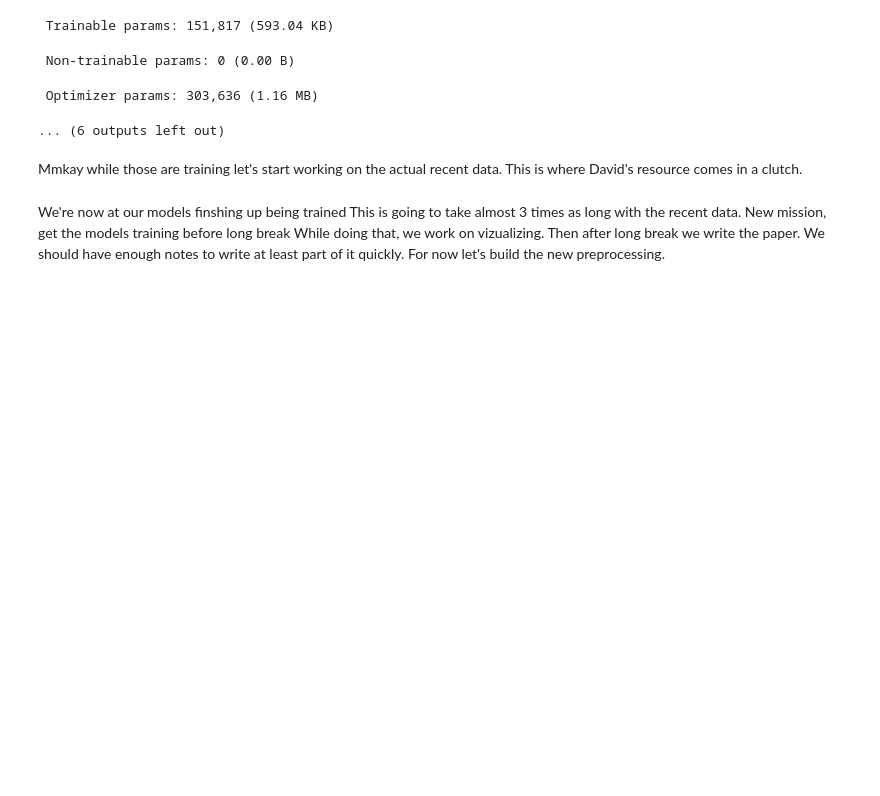
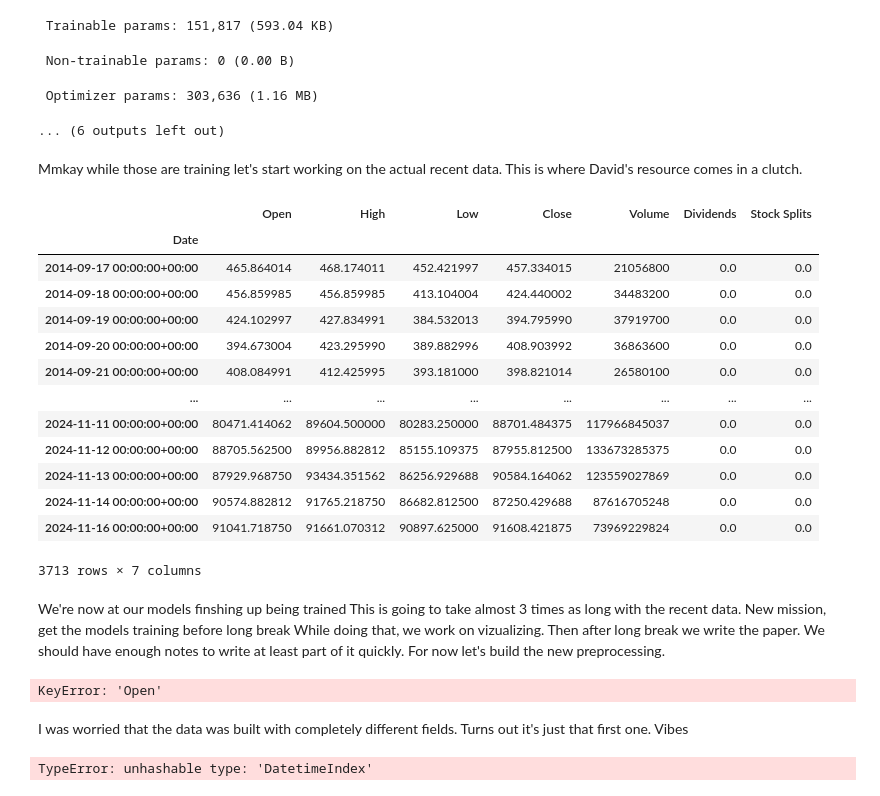
Before and after one commit to Ace-Quantum/atlas-machine_learning, a Jupyter notebook: Playground/Time-Series/four_im_not_board.ipynb, the cells around one changed output. Cells and saved outputs as stored; diff of their text form; code cells hidden in the pictures; blank space fills up the shorter version.

Commit message:
it's always the loading of data that's the issue

```diff
--- a/Playground/Time-Series/four_im_not_board.ipynb
+++ b/Playground/Time-Series/four_im_not_board.ipynb
@@ -323,19 +325,34 @@ This is where David's resource comes in a clutch.
 # %%
 # From what I can tell it's just getting the CSV for the data
 # We should be able to do the same preprocessing as before, but with those edits I made
 # I should have waited to train the models, but we'll do that in V5
 
 import yfinance as yf
 
 btc_ticker = yf.Ticker("BTC-USD")
 
-if os.path.exists("./data/btc.csv"):
-    btc = pd.read_csv("./data/btc.csv", index_co=0)
+if os.path.exists("btc.csv"):
+    btc = pd.read_csv("btc.csv", index_col=0)
 else:
     btc = btc_ticker.history(period="max")
     btc.to_csv("btc.csv")
 
 btc
+# %% [output]
+|  | Open | High | Low | Close | Volume | Dividends | Stock Splits |
+| Date |  |  |  |  |  |  |  |
+| 2014-09-17 00:00:00+00:00 | 465.864014 | 468.174011 | 452.421997 | 457.334015 | 21056800 | 0.0 | 0.0 |
+| 2014-09-18 00:00:00+00:00 | 456.859985 | 456.859985 | 413.104004 | 424.440002 | 34483200 | 0.0 | 0.0 |
+| 2014-09-19 00:00:00+00:00 | 424.102997 | 427.834991 | 384.532013 | 394.795990 | 37919700 | 0.0 | 0.0 |
+| 2014-09-20 00:00:00+00:00 | 394.673004 | 423.295990 | 389.882996 | 408.903992 | 36863600 | 0.0 | 0.0 |
+| 2014-09-21 00:00:00+00:00 | 408.084991 | 412.425995 | 393.181000 | 398.821014 | 26580100 | 0.0 | 0.0 |
+| ... | ... | ... | ... | ... | ... | ... | ... |
+| 2024-11-11 00:00:00+00:00 | 80471.414062 | 89604.500000 | 80283.250000 | 88701.484375 | 117966845037 | 0.0 | 0.0 |
+| 2024-11-12 00:00:00+00:00 | 88705.562500 | 89956.882812 | 85155.109375 | 87955.812500 | 133673285375 | 0.0 | 0.0 |
+| 2024-11-13 00:00:00+00:00 | 87929.968750 | 93434.351562 | 86256.929688 | 90584.164062 | 123559027869 | 0.0 | 0.0 |
+| 2024-11-14 00:00:00+00:00 | 90574.882812 | 91765.218750 | 86682.812500 | 87250.429688 | 87616705248 | 0.0 | 0.0 |
+| 2024-11-16 00:00:00+00:00 | 91041.718750 | 91661.070312 | 90897.625000 | 91608.421875 | 73969229824 | 0.0 | 0.0 |
+3713 rows × 7 columns
 # %% [markdown]
 We're now at our models finshing up being trained
 This is going to take almost 3 times as long with the recent data.
@@ -360,0 +396,53 @@ data = pd.read_csv('./data/coinbaseUSD.csv', parse_dates=[0], date_parser=datepa
+# %%
+# # As we have our models already built for all the fields, we'll keep using them
+# # data['volume_(BTC)'].fillna(value=0, inplace=True)
+# btc['Volume_(Currency)'].fillna(value=0, inplace=True)
+# btc['Weighted_Price'].fillna(value=0, inplace=True)
+
+# btc['Open'].fillna(method='ffill', inplace=True)
+# btc['High'].fillna(method='ffill', inplace=True)
+# btc['Low'].fillna(method='ffill', inplace=True)
+# btc['Close'].fillna(method='ffill', inplace=True)
+
+# # All of those may be redundant
+# # so we'll try not running this first
+
+# print(btc.head())
+
+# for col in ['Volume_(Currency)', 'Weighted_Price']:
+#     btc[col].fillna(value=0, inplace=True)
+
+price_columns = ['Open', 'High', 'Low', 'Close']
+for col in price_columns:
+    btc[col].fillna(method='ffill', inplace=True)
+
+print(btc.head())
+# %% [output]
+KeyError: 'Open'
+# %% [markdown]
+I was worried that the data was built with completely different fields.
+Turns out it's just that first one.
+Vibes
+# %%
+# I have still not fixed the warnings
+# Love you future Ace <3
+
+start = datetime.datetime(2015, 1, 1, 0,0,0,0, pytz.UTC)
+end = datetime.datetime(2024, 5, 5, 0,0,0,0, pytz.UTC)
+# Honestly Idk if it's month then year or year then month
+# Regardless the 5th of may isn't a bad place to split
+
+weekly_rows = btc[(btc.index >= start) & (
+    btc.index <= end)].groupby(
+        [pd.Grouper(key=btc.index, freq='W-MON')]
+    ).first().reset_index()
+# WAIT DOES THAT FREQUENCY MEAN WEEK TO MONTH???
+# GODDAMIT ACE YOU'RE SMARTER THAN THIS
+# Ok so it's definitely not the granular data that's the problem
+# Probably
+# That being said, I do have to wonder how months would work out.
+# Anyway, time to make models 1b, 2b, and 3b
+
+print(weekly_rows.head())
+# %% [output]
+TypeError: unhashable type: 'DatetimeIndex'
```
Also changed, not shown: parts of 4 cells of this notebook.
